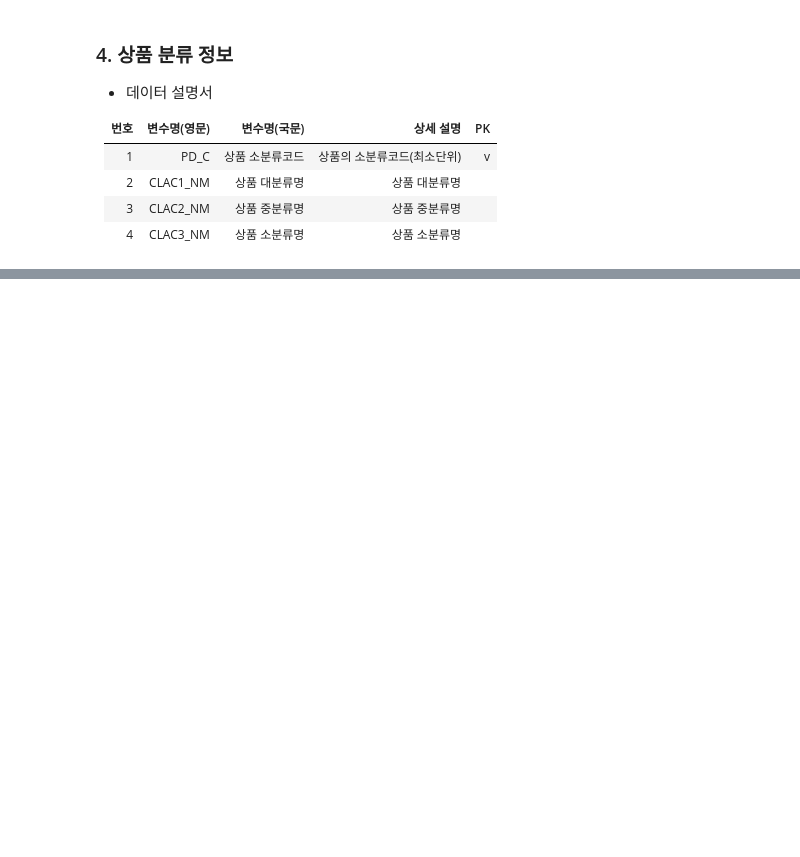
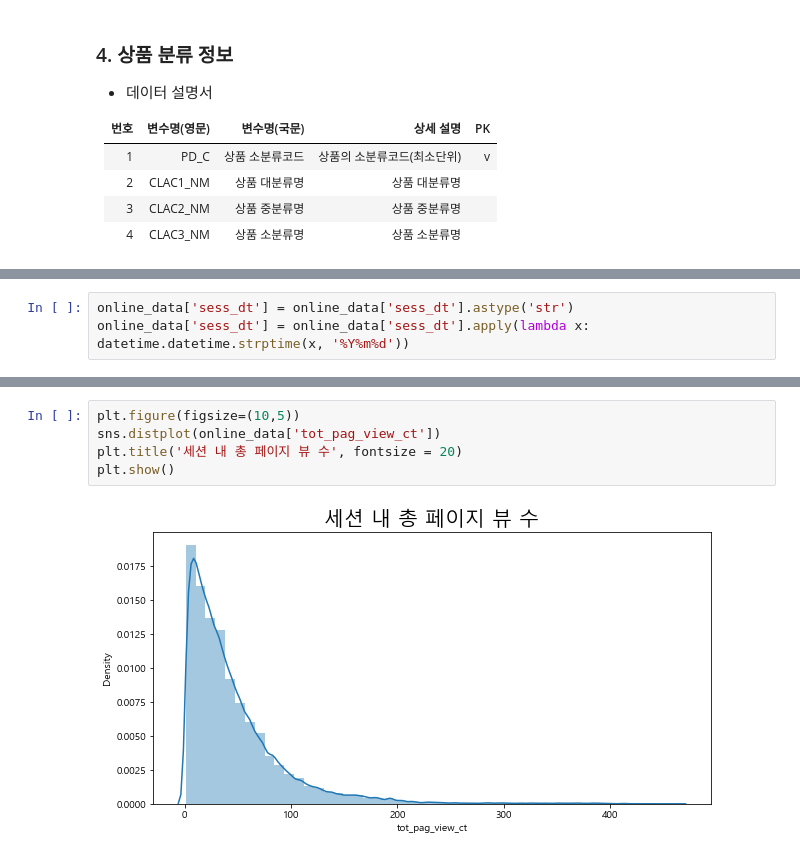
Before and after one commit to Gyeol0/Personalized-Content-Recommendation, a Jupyter notebook: L.Point.ipynb, the cells around one changed output, grey strips where cells are left out. Cells and saved outputs as stored; diff of their text form; blank space fills up the shorter version.

```diff
--- a/L.Point.ipynb
+++ b/L.Point.ipynb
@@ -225,0 +219,3 @@ data4
+# %%
+online_data['sess_dt'] = online_data['sess_dt'].astype('str')
+online_data['sess_dt'] = online_data['sess_dt'].apply(lambda x: datetime.datetime.strptime(x, '%Y%m%d'))
@@ -259,0 +277,7 @@ data1
+# %%
+plt.figure(figsize=(10,5))
+sns.distplot(online_data['tot_pag_view_ct'])
+plt.title('세션 내 총 페이지 뷰 수', fontsize = 20)
+plt.show()
+# %% [output]
+[figure, added]
```
Also changed, not shown: parts of 29 cells of this notebook.
